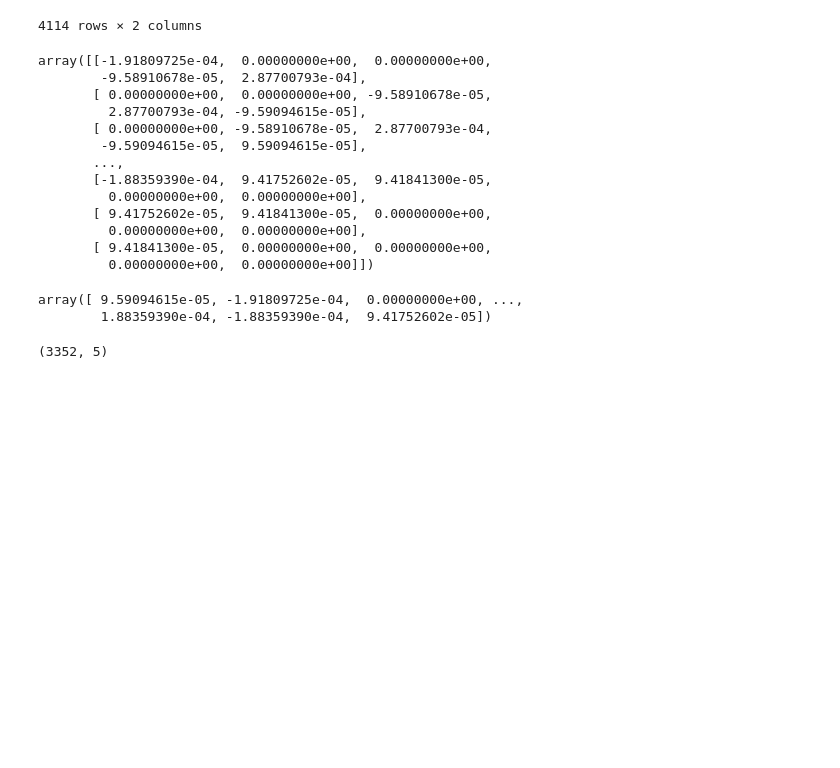
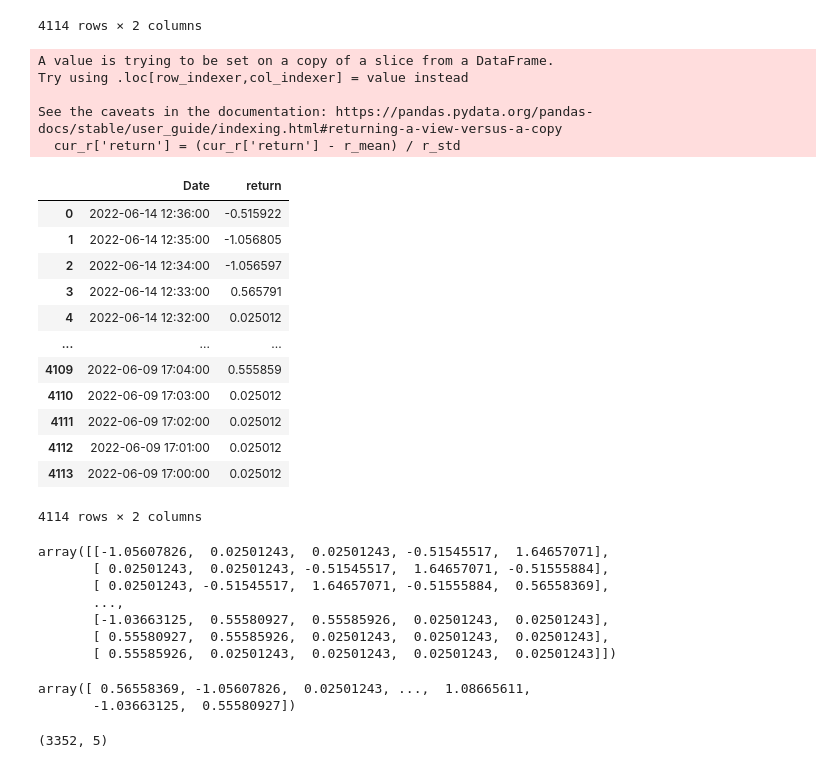
Before and after one commit to xinran5973/Currency-return-prediction, a Jupyter notebook: CNN.ipynb, the cells around one changed output. Drawn from its saved outputs; the diff is of its cells as text; code cells hidden in the pictures; blank space fills up the shorter version.

```diff
--- a/CNN.ipynb
+++ b/CNN.ipynb
@@ -80,6 +80,32 @@ cur_r
 | 4112 | 2022-06-09 17:01:00 | 0.000000 |
 | 4113 | 2022-06-09 17:00:00 | 0.000000 |
 4114 rows × 2 columns
+# %%
+r_sum = cur_r['return'].sum()
+r_count = cur_r['return'].count()
+r_mean = r_sum / r_count
+r_std = np.sqrt(((cur_r['return'] - r_mean)**2).sum()/r_count) # Standard deviation
+cur_r['return'] = (cur_r['return'] - r_mean) / r_std
+cur_r
+# %% [output]
+A value is trying to be set on a copy of a slice from a DataFrame.
+Try using .loc[row_indexer,col_indexer] = value instead
+
+See the caveats in the documentation: https://pandas.pydata.org/pandas-docs/stable/user_guide/indexing.html#returning-a-view-versus-a-copy
+  cur_r['return'] = (cur_r['return'] - r_mean) / r_std
+|  | Date | return |
+| 0 | 2022-06-14 12:36:00 | -0.515922 |
+| 1 | 2022-06-14 12:35:00 | -1.056805 |
+| 2 | 2022-06-14 12:34:00 | -1.056597 |
+| 3 | 2022-06-14 12:33:00 | 0.565791 |
+| 4 | 2022-06-14 12:32:00 | 0.025012 |
+| ... | ... | ... |
+| 4109 | 2022-06-09 17:04:00 | 0.555859 |
+| 4110 | 2022-06-09 17:03:00 | 0.025012 |
+| 4111 | 2022-06-09 17:02:00 | 0.025012 |
+| 4112 | 2022-06-09 17:01:00 | 0.025012 |
+| 4113 | 2022-06-09 17:00:00 | 0.025012 |
+4114 rows × 2 columns
 # %%
 ### simple CNN
 # %%
@@ -108,24 +134,18 @@ y_test = np.array(y_test)
 # %%
 x_train
 # %% [output]
-array([[-1.91809725e-04,  0.00000000e+00,  0.00000000e+00,
-        -9.58910678e-05,  2.87700793e-04],
-       [ 0.00000000e+00,  0.00000000e+00, -9.58910678e-05,
-         2.87700793e-04, -9.59094615e-05],
-       [ 0.00000000e+00, -9.58910678e-05,  2.87700793e-04,
-        -9.59094615e-05,  9.59094615e-05],
+array([[-1.05607826,  0.02501243,  0.02501243, -0.51545517,  1.64657071],
+       [ 0.02501243,  0.02501243, -0.51545517,  1.64657071, -0.51555884],
+       [ 0.02501243, -0.51545517,  1.64657071, -0.51555884,  0.56558369],
        ...,
-       [-1.88359390e-04,  9.41752602e-05,  9.41841300e-05,
-         0.00000000e+00,  0.00000000e+00],
-       [ 9.41752602e-05,  9.41841300e-05,  0.00000000e+00,
-         0.00000000e+00,  0.00000000e+00],
-       [ 9.41841300e-05,  0.00000000e+00,  0.00000000e+00,
-         0.00000000e+00,  0.00000000e+00]])
+       [-1.03663125,  0.55580927,  0.55585926,  0.02501243,  0.02501243],
+       [ 0.55580927,  0.55585926,  0.02501243,  0.02501243,  0.02501243],
+       [ 0.55585926,  0.02501243,  0.02501243,  0.02501243,  0.02501243]])
 # %%
 y_train
 # %% [output]
-array([ 9.59094615e-05, -1.91809725e-04,  0.00000000e+00, ...,
-        1.88359390e-04, -1.88359390e-04,  9.41752602e-05])
+array([ 0.56558369, -1.05607826,  0.02501243, ...,  1.08665611,
+       -1.03663125,  0.55580927])
 # %%
 x_train.shape
 # %% [output]
```
Also changed, not shown: parts of 4 cells of this notebook.
